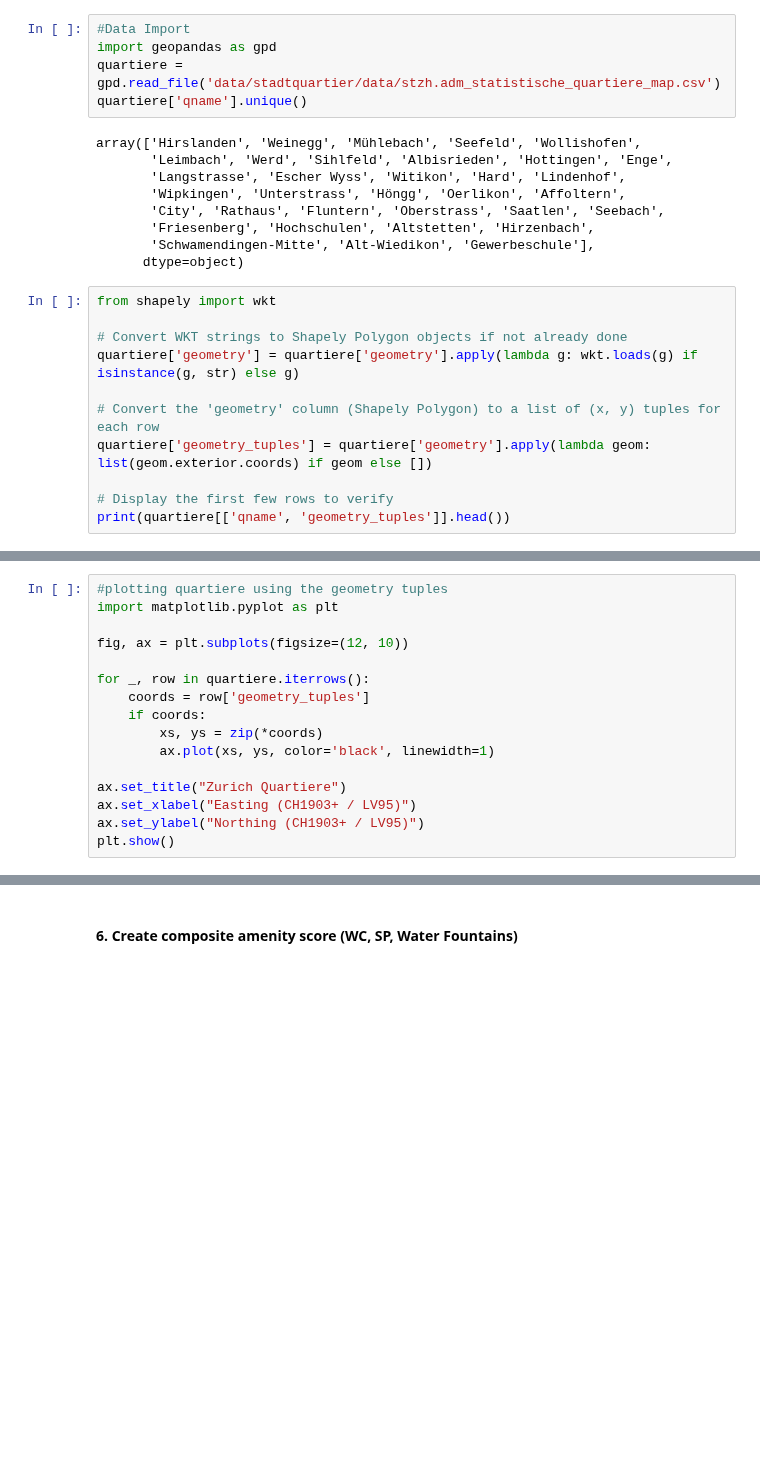
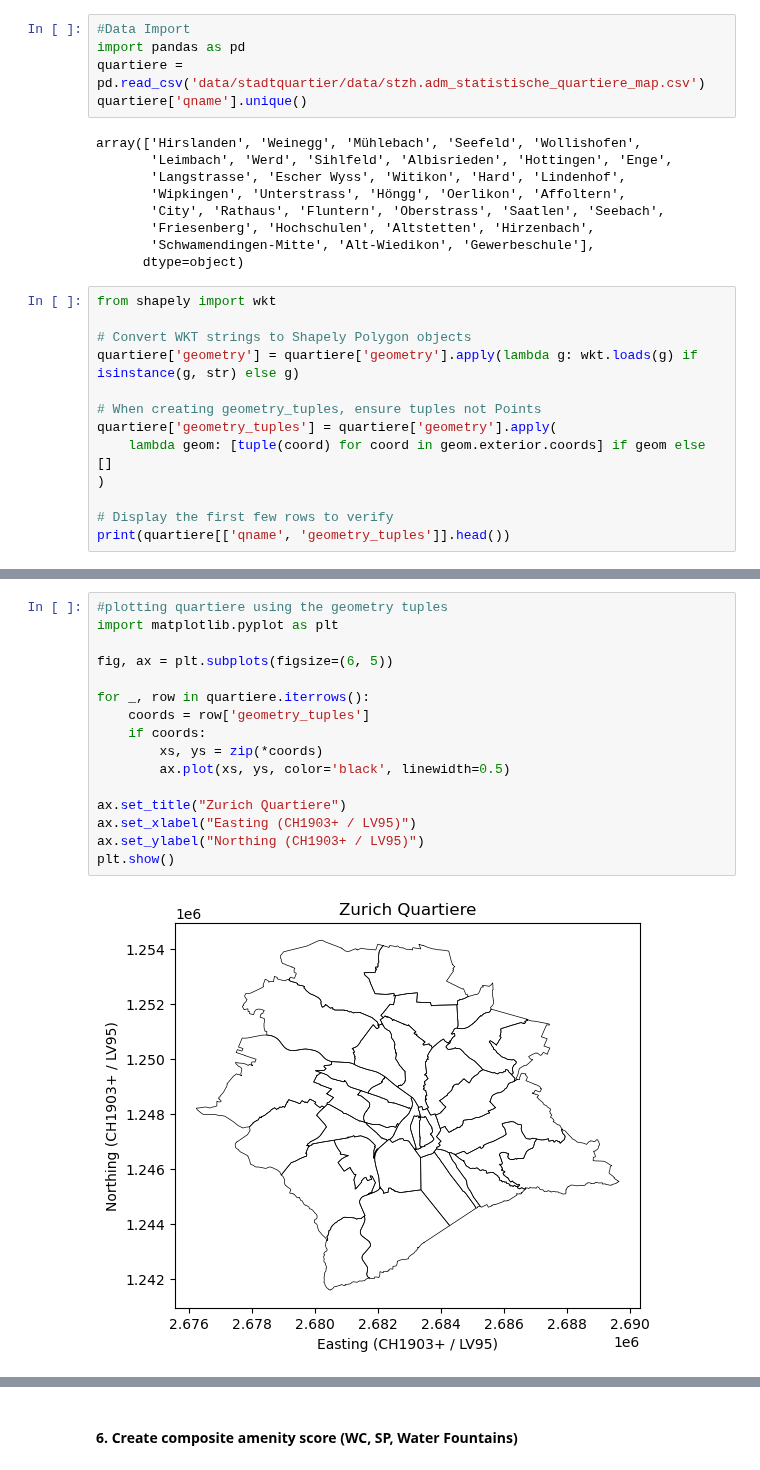
Before and after one commit to dtakov2/geo877, a Jupyter notebook: GEO-877-Main.ipynb, the cells around one changed output, grey strips where cells are left out. Cells and saved outputs as stored; diff of their text form; blank space fills up the shorter version.

```diff
--- a/GEO-877-Main.ipynb
+++ b/GEO-877-Main.ipynb
@@ -1253,8 +1232,8 @@ See the caveats in the documentation: https://pandas.pydata.org/pandas-docs/stab
 - Add sozialhilfevalue of quartier to park
 # %%
 #Data Import
-import geopandas as gpd
-quartiere = gpd.read_file('data/stadtquartier/data/stzh.adm_statistische_quartiere_map.csv')
+import pandas as pd
+quartiere = pd.read_csv('data/stadtquartier/data/stzh.adm_statistische_quartiere_map.csv')
 quartiere['qname'].unique()
 # %% [output]
 array(['Hirslanden', 'Weinegg', 'Mühlebach', 'Seefeld', 'Wollishofen',
@@ -1268,11 +1247,13 @@ array(['Hirslanden', 'Weinegg', 'Mühlebach', 'Seefeld', 'Wollishofen',
 # %%
 from shapely import wkt
 
-# Convert WKT strings to Shapely Polygon objects if not already done
+# Convert WKT strings to Shapely Polygon objects
 quartiere['geometry'] = quartiere['geometry'].apply(lambda g: wkt.loads(g) if isinstance(g, str) else g)
 
-# Convert the 'geometry' column (Shapely Polygon) to a list of (x, y) tuples for each row
-quartiere['geometry_tuples'] = quartiere['geometry'].apply(lambda geom: list(geom.exterior.coords) if geom else [])
+# When creating geometry_tuples, ensure tuples not Points
+quartiere['geometry_tuples'] = quartiere['geometry'].apply(
+    lambda geom: [tuple(coord) for coord in geom.exterior.coords] if geom else []
+)
 
 # Display the first few rows to verify
 print(quartiere[['qname', 'geometry_tuples']].head())
@@ -1292,16 +1298,18 @@ print(quartiere[['qname', 'quartier_area']])
 # %%
 #plotting quartiere using the geometry tuples
 import matplotlib.pyplot as plt
 
-fig, ax = plt.subplots(figsize=(12, 10))
+fig, ax = plt.subplots(figsize=(6, 5))
 
 for _, row in quartiere.iterrows():
     coords = row['geometry_tuples']
     if coords:
         xs, ys = zip(*coords)
-        ax.plot(xs, ys, color='black', linewidth=1)
+        ax.plot(xs, ys, color='black', linewidth=0.5)
 
 ax.set_title("Zurich Quartiere")
 ax.set_xlabel("Easting (CH1903+ / LV95)")
 ax.set_ylabel("Northing (CH1903+ / LV95)")
 plt.show()
+# %% [output]
+[figure, added]
```
Also changed, not shown: parts of 28 cells of this notebook.
